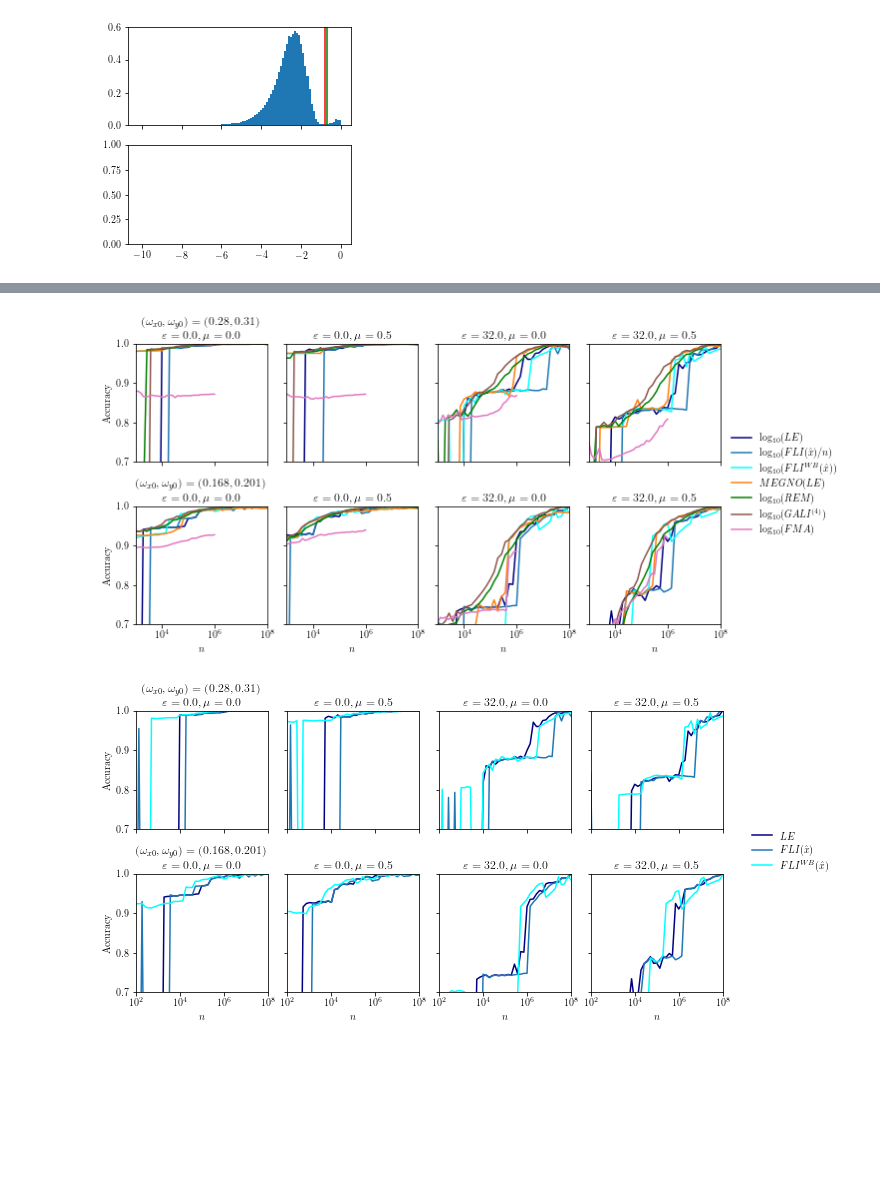
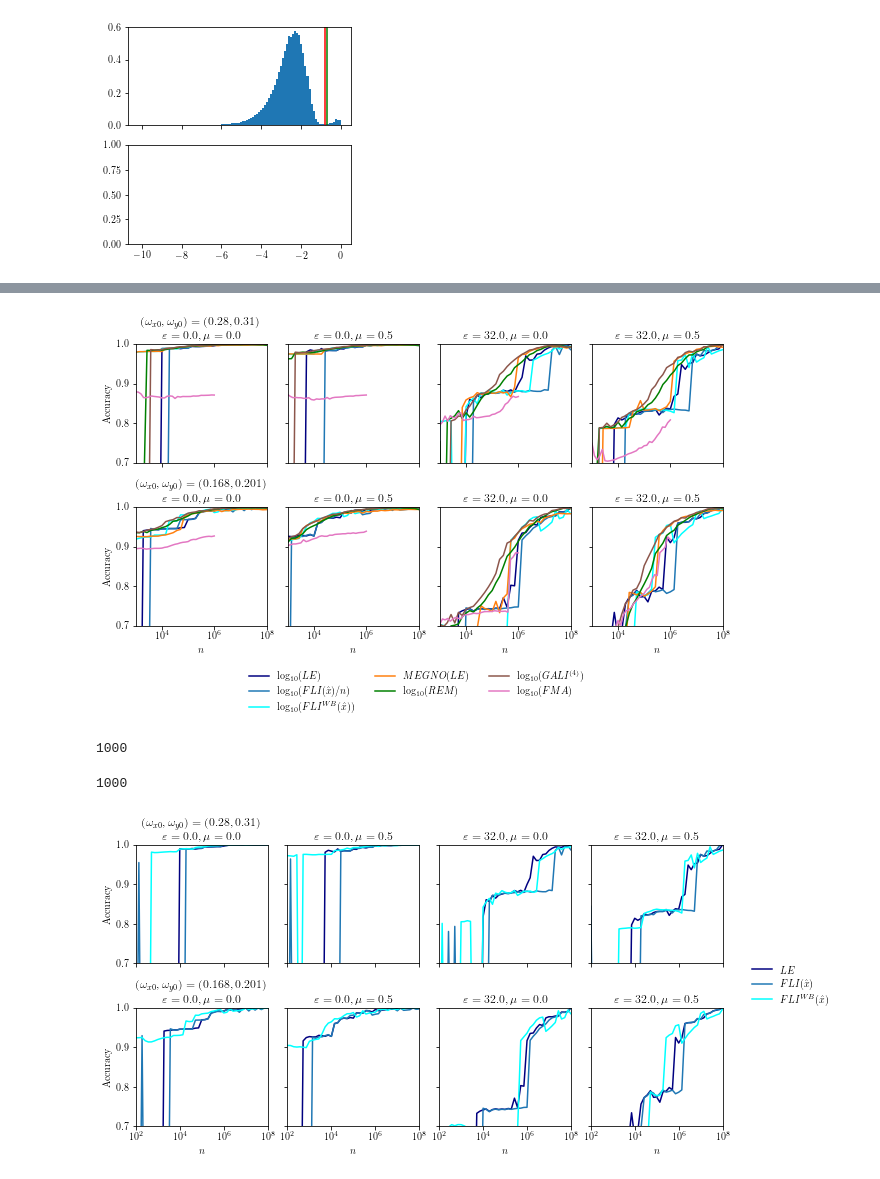
Before and after one commit to carlidel/tangent_map, a Jupyter notebook: 220914_focused_analysis/final_comparison.ipynb, the cells around one changed output, grey strips where cells are left out. Drawn from its saved outputs; the diff is of its cells as text; code cells hidden in the pictures; blank space fills up the shorter version.

```diff
--- a/220914_focused_analysis/final_comparison.ipynb
+++ b/220914_focused_analysis/final_comparison.ipynb
@@ -524,3 +536,13 @@ with open("processed.pkl", "rb") as f:
         rem_scores_list,
         gali_scores_list,
     ) = pickle.load(f)
+# %%
+
+times = []
+
+for key in f_lyap_list[0].keys():
+    if key.sdigit():
+        times.append(int(key))
+
+# convert to numpy arrays
+times = np.array(times)
@@ -638,6 +663,12 @@ import pickle
 
 masks_list = []
 ground_truth_list = []
+ground_truth_mask_list = []
+
+initial_x_list = []
+initial_y_list = []
+initial_px_list = []
+initial_py_list = []
 
 lyapunov_scores_list = []
 megno_scores_list = []
@@ -685,6 +716,13 @@ for i in range(8):
     with open(f"/home/HPC/camontan/turchetti_paper/classification_tasks/{i}_processed.pkl", "rb") as f:
         data_dict = pickle.load(f)
         masks_list.append(data_dict["mask"])
+        ground_truth_list.append(data_dict["ground_truth_data"])
+        ground_truth_mask_list.append(data_dict["ground_truth"])
+
+        initial_x_list.append(data_dict["initial_x"])
+        initial_y_list.append(data_dict["initial_y"])
+        initial_px_list.append(data_dict["initial_px"])
+        initial_py_list.append(data_dict["initial_py"])
 
         lyapunov_scores_list.append(data_dict["lyapunov_scores"])
         megno_scores_list.append(data_dict["megno_scores"])
@@ -716,3 +754,19 @@ for i in range(8):
 
         times = data_dict["times"]
         times_fma = data_dict["times_fma"]
+# %%
+henon_names = [
+    "$(\\omega_x, \\omega_y) = (0.168, 0.201); \\varepsilon = 0.0; \\mu = 0.0 $",
+    "$(\\omega_x, \\omega_y) = (0.168, 0.201); \\varepsilon = 32.0; \\mu = 0.5 $",
+    "$(\\omega_x, \\omega_y) = (0.168, 0.201); \\varepsilon = 0.0; \\mu = 0.0 $",
+    "$(\\omega_x, \\omega_y) = (0.168, 0.201); \\varepsilon = 32.0; \\mu = 0.5 $",
+    "$(\\omega_x, \\omega_y) = (0.28, 0.31); \\varepsilon = 0.0; \\mu = 0.0 $",
+    "$(\\omega_x, \\omega_y) = (0.28, 0.31); \\varepsilon = 32.0; \\mu = 0.5 $",
+    "$(\\omega_x, \\omega_y) = (0.28, 0.31); \\varepsilon = 0.0; \\mu = 0.0 $",
+    "$(\\omega_x, \\omega_y) = (0.28, 0.31); \\varepsilon = 32.0; \\mu = 0.5 $",
+]
+# %%
+def cartesian_to_polar(x, px):
+    r = np.sqrt(x**2 + px**2)
+    theta = np.arctan2(px, x)
+    return r, theta
@@ -732,33 +865,42 @@ for i, ax in enumerate(axs_listed):
     ax.plot(times, [s["accuracy"] for s in rem_scores_list[i]], label="$\\log_{{10}}(REM)$", color="green")
     ax.plot(times, [s["accuracy"] for s in gali_scores_list[i]], label="$\\log_{{10}}(GALI^{{(4)}})$", color="C5")
     ax.plot(times_fma, [s["accuracy"] for s in fma_birkhoff_scores_list[i]], label="$\\log_{{10}}(FMA)$", color="C6")
 
     ax.set_xscale("log")
     ax.set_xlim(1e3, 1e8)
     ax.set_ylim(0.7, 1.0)
 
     if i == 0 or i == 4:
         ax.set_ylabel("Accuracy")
         title_string = f"$(\\omega_{{x0}}, \\omega_{{y0}})={name_combinations[i][0]}$\n"
     else:
         title_string = ""
 
     if i >= 4:
         ax.set_xlabel("$n$")
         # # rotate xticks
         # for tick in ax.get_xticklabels():
         #     tick.set_rotation(45)
 
     title_string += f"$\\varepsilon = {name_combinations[i][1]}, \\mu = {name_combinations[i][2]}$"
 
     ax.set_title(title_string)
 
 plt.tight_layout()
 plt.subplots_adjust(wspace=0.15)
 
-# add common legend to the right
-fig.legend(*axs[0, 0].get_legend_handles_labels(), loc="center right", ncol=1, bbox_to_anchor=(1.1675, 0.5), frameon=False)
+handles, labels = ax.get_legend_handles_labels()
+fig.legend(handles, labels, bbox_to_anchor=(0.5, 0.01), ncol=4, frameon=False, loc="upper center")
+plt.tight_layout()
 
 plt.savefig(os.path.join(FIGDIR, f"performance.{FORMAT}"), bbox_inches="tight", dpi=DPI)
 # %% [output]
-[figure, old version]
+[figure, new version]
+# %%
+times[14]
+# %% [output]
+1000
+# %%
+times_fma[20]
+# %% [output]
+1000
```
Also changed, not shown: parts of 6 cells of this notebook, 18 other files.
